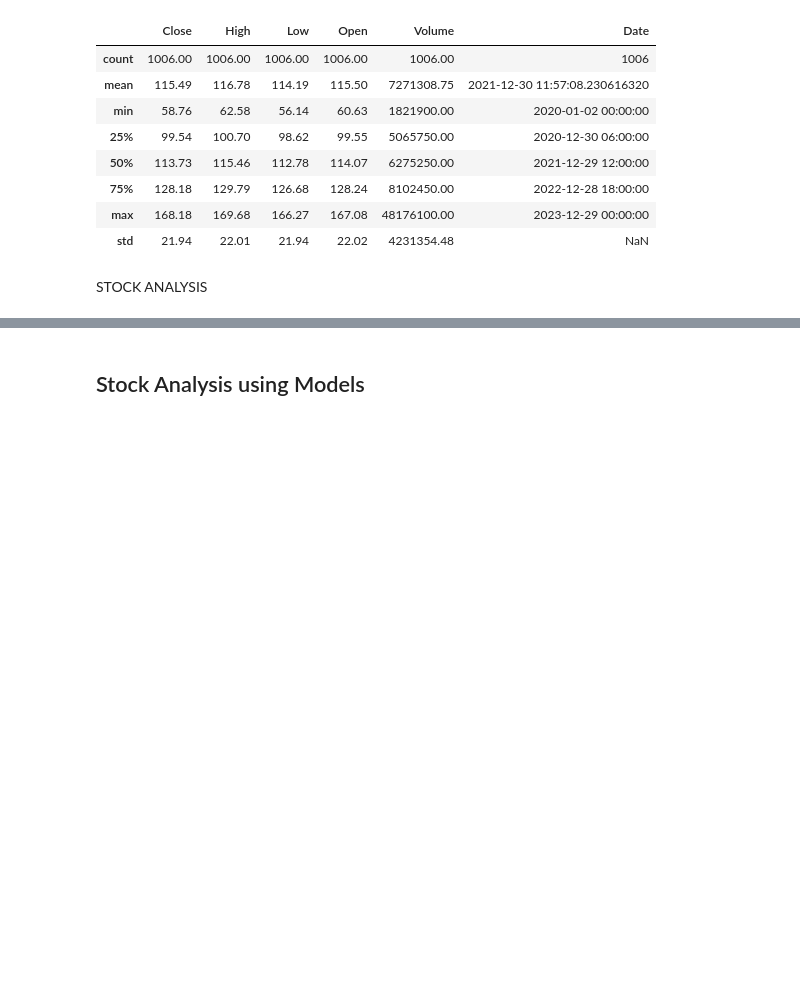
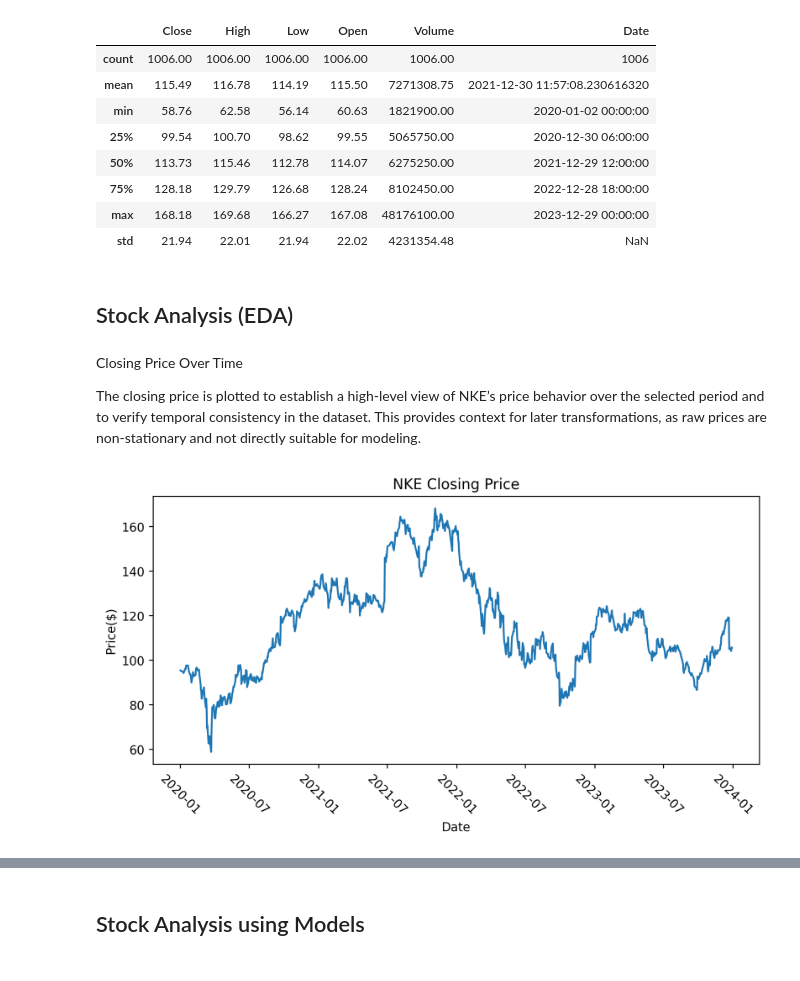
Before and after one commit to swordboy02/stock-analysis-app, a Jupyter notebook: apparelStockPredictor.ipynb, the cells around one changed output, grey strips where cells are left out. Saved outputs shown, nothing was run; the diff lists cells and outputs as text; code cells hidden in the pictures; blank space fills up the shorter version.

```diff
--- a/apparelStockPredictor.ipynb
+++ b/apparelStockPredictor.ipynb
@@ -135,13 +167,17 @@ nike.describe().round(2)
 | max | 168.18 | 169.68 | 166.27 | 167.08 | 48176100.00 | 2023-12-29 00:00:00 |
 | std | 21.94 | 22.01 | 21.94 | 22.02 | 4231354.48 | NaN |
 # %% [markdown]
-STOCK ANALYSIS
+## Stock Analysis (EDA)
+# %% [markdown]
+Closing Price Over Time
+
+The closing price is plotted to establish a high-level view of NKE’s price behavior over the selected period and to verify temporal consistency in the dataset. This provides context for later transformations, as raw prices are non-stationary and not directly suitable for modeling.
 # %%
 plt.figure(figsize=(9,4),dpi=250)
-for col in ['Close', 'Open']:
-    sns.lineplot(data=nike, x='Date', y=col, label=col)
-plt.title('Price of NKE Stock')
-plt.xticks(rotation=90)
+sns.lineplot(data=nike, x='Date', y='Close')
+plt.title('NKE Closing Price')
+plt.xticks(rotation=-45)
 plt.ylabel('Price($)')
-plt.legend()
 plt.show()
+# %% [output]
+[figure, added]
```
Also changed, not shown: parts of 51 cells of this notebook, 1 other file.
